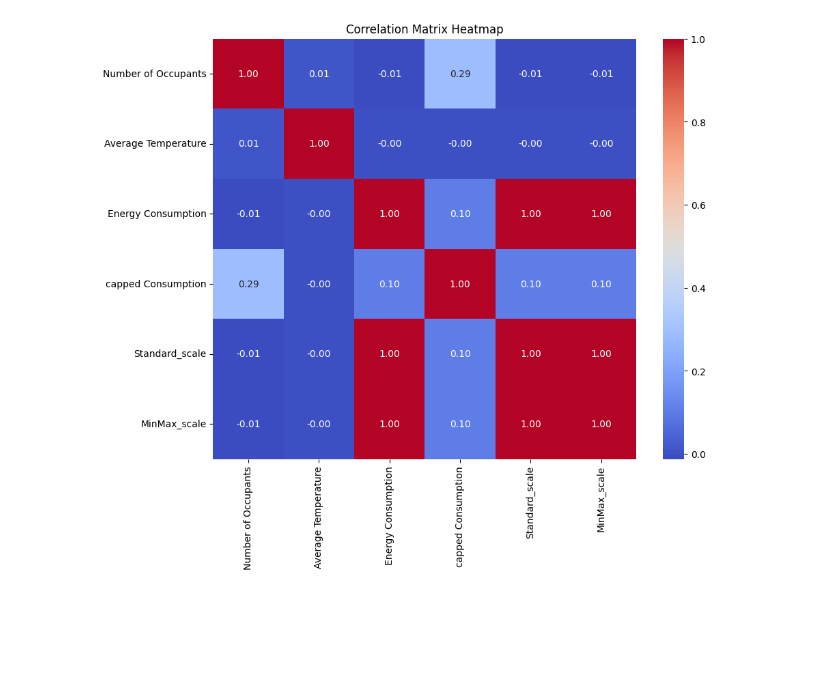
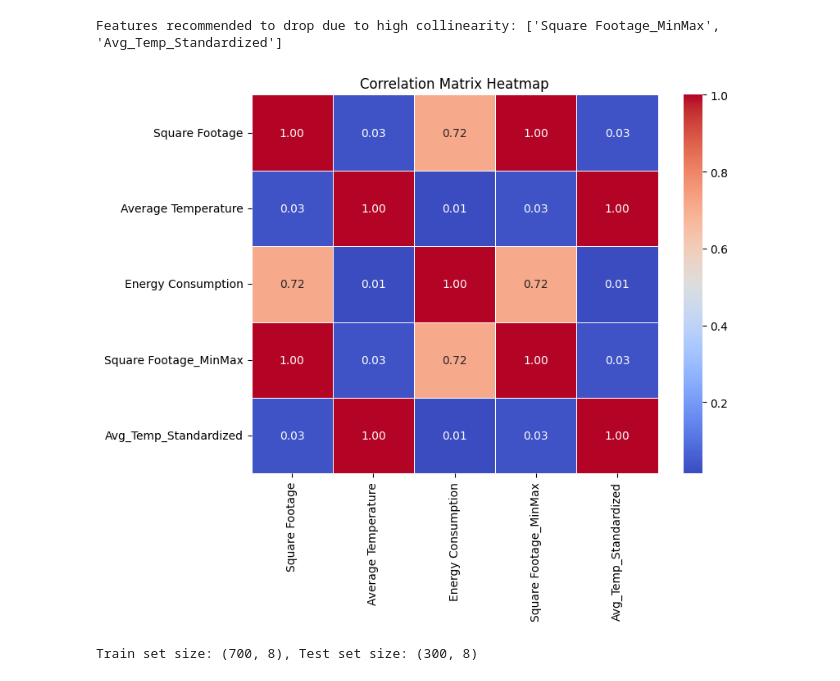
Before and after one commit to DGP2020/r5a_ailab, a Jupyter notebook: ml_lab_9july.ipynb, the cells around one changed output. Cells and saved outputs as stored; diff of their text form; code cells hidden in the pictures; blank space fills up the shorter version.

```diff
--- a/ml_lab_9july.ipynb
+++ b/ml_lab_9july.ipynb
@@ -76,3 +34,0 @@ dtype: int64
-# %%
-df.duplicated()
-df.drop_duplicates(inplace=True)
@@ -129,0 +74,12 @@ MinMax_scale             1.000000
+# %%
+# Using the IQR method to cap outliers in 'Energy Consumption'
+Q1 = df['Energy Consumption'].quantile(0.25)
+Q3 = df['Energy Consumption'].quantile(0.75)
+IQR = Q3 - Q1
+
+lower_bound = Q1 - 1.5 * IQR
+upper_bound = Q3 + 1.5 * IQR
+
+# Cap outliers to the upper and lower bounds
+df['Energy Consumption'] = np.clip(df['Energy Consumption'], lower_bound, upper_bound)
+df.sample(4)
@@ -130,10 +92,47 @@ MinMax_scale             1.000000
+# %%
+from sklearn.preprocessing import MinMaxScaler, StandardScaler
+import numpy as np
+
+# Initialize scalers
+min_max_scaler = MinMaxScaler()
+standard_scaler = StandardScaler()
+
+# Handle 'Square Footage': convert to numeric, then fill NaNs, then scale
+# First, convert 'Square Footage' to numeric, coercing errors (like 'ERROR' strings) to NaN
+df['Square Footage'] = pd.to_numeric(df['Square Footage'], errors='coerce')
+# Then, fill any NaNs (which were originally 'ERROR' or other non-numeric values)
+# The median imputation is consistent with previous steps for numerical columns.
+df['Square Footage'] = df['Square Footage'].fillna(df['Square Footage'].median())
+# Now apply Min-Max normalization to the cleaned and imputed 'Square Footage'
+df['Square Footage_MinMax'] = min_max_scaler.fit_transform(df[['Square Footage']])
+
+# Example: Standardization (Z-score scaling) on 'Average Temperature'
+# 'Average Temperature' was already handled in cell KtyUFSVOLrau (imputed NaNs, implicitly numeric based on its initial float64 dtype)
+df['Avg_Temp_Standardized'] = standard_scaler.fit_transform(df[['Average Temperature']])
+# %%
+# Select only numeric columns for correlation analysis
+numeric_df = df.select_dtypes(include=[np.number])
+
+# Identify columns with a correlation threshold above 0.85 to drop redundant features
+corr_matrix = numeric_df.corr()
+upper_tri = corr_matrix.where(np.triu(np.ones(corr_matrix.shape), k=1).astype(bool))
+to_drop = [column for column in upper_tri.columns if any(upper_tri[column] > 0.85)]
+
+print(f"Features recommended to drop due to high collinearity: {to_drop}")
+# df.drop(columns=to_drop, inplace=True)
+# %% [output]
+Features recommended to drop due to high collinearity: ['Square Footage_MinMax', 'Avg_Temp_Standardized']
 # %%
+import matplotlib.pyplot as plt
 import seaborn as sns
-import matplotlib.pyplot as plt
 
-plt.figure(figsize=(10, 8))
-sns.heatmap(correlation_matrix, annot=True, cmap='coolwarm', fmt=".2f")
+# Calculate pairwise correlation matrix
+corr = df.select_dtypes(include=[np.number]).corr()
+
+# Generate and display the heatmap
+plt.figure(figsize=(8, 6))
+sns.heatmap(corr, annot=True, cmap='coolwarm', fmt=".2f", linewidths=0.5)
 plt.title('Correlation Matrix Heatmap')
 plt.show()
 # %% [output]
-[figure, old version]
+[figure, new version]
@@ -139,0 +152,12 @@ plt.show()
+# %%
+from sklearn.model_selection import train_test_split
+
+# Define features (X) and target variable (y)
+X = df.drop(columns=['Energy Consumption'])
+y = df['Energy Consumption']
+
+# Perform an 80/20 train/test split
+X_train, X_test, y_train, y_test = train_test_split(X, y, test_size=0.3, random_state=40)
+print(f"Train set size: {X_train.shape}, Test set size: {X_test.shape}")
+# %% [output]
+Train set size: (700, 8), Test set size: (300, 8)
```
Also changed, not shown: parts of 15 cells of this notebook.
